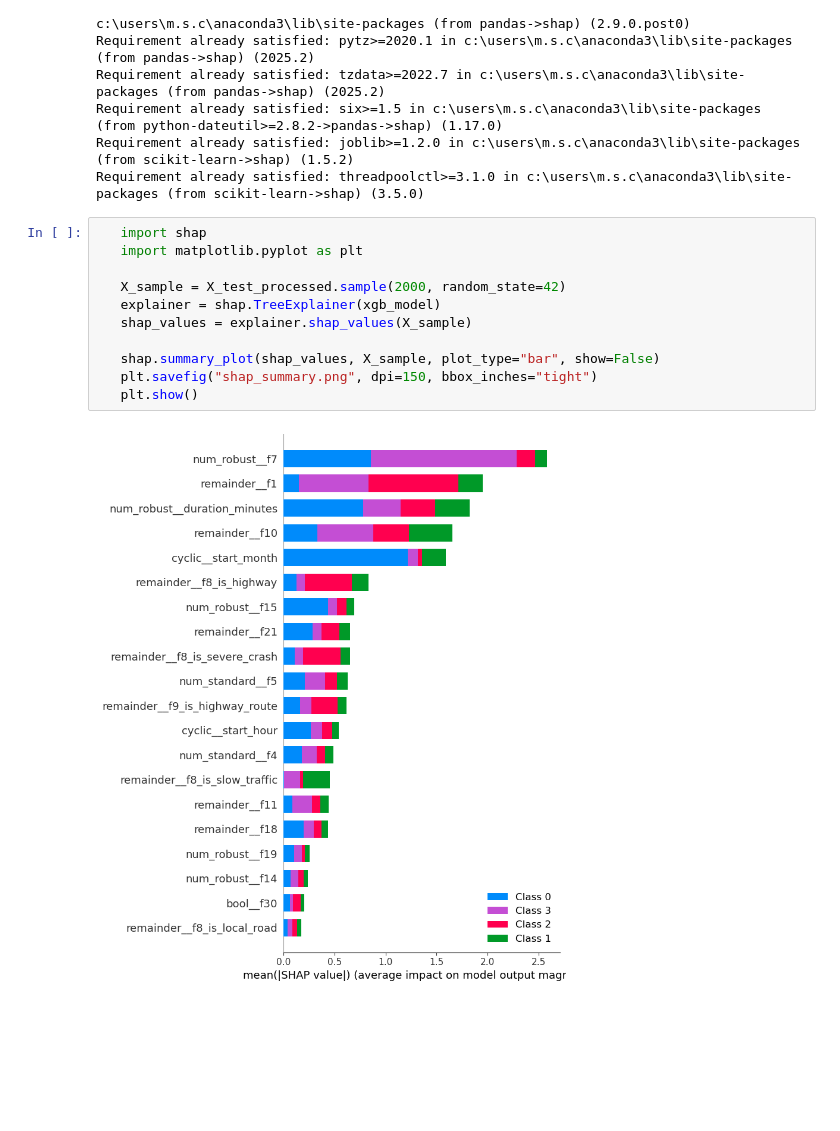
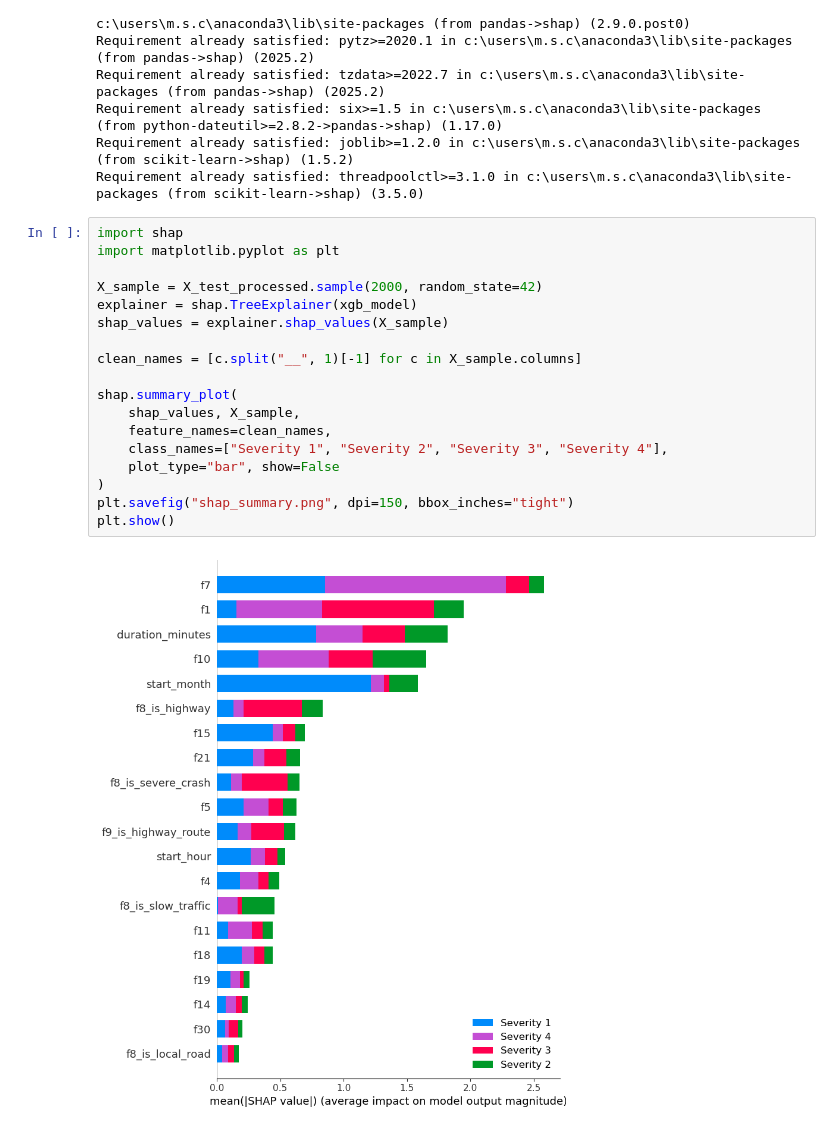
Before and after one commit to YeganehGhaderi/traffic-severity-prediction, a Jupyter notebook: notebooks/Final Evaluation.ipynb, the cells around one changed output. Drawn from its saved outputs; the diff is of its cells as text; blank space fills up the shorter version.

```diff
--- a/notebooks/Final Evaluation.ipynb
+++ b/notebooks/Final Evaluation.ipynb
@@ -164,15 +164,22 @@ Requirement already satisfied: six>=1.5 in c:\users\m.s.c\anaconda3\lib\site-pac
 Requirement already satisfied: joblib>=1.2.0 in c:\users\m.s.c\anaconda3\lib\site-packages (from scikit-learn->shap) (1.5.2)
 Requirement already satisfied: threadpoolctl>=3.1.0 in c:\users\m.s.c\anaconda3\lib\site-packages (from scikit-learn->shap) (3.5.0)
 # %%
-   import shap
-   import matplotlib.pyplot as plt
+import shap
+import matplotlib.pyplot as plt
 
-   X_sample = X_test_processed.sample(2000, random_state=42)
-   explainer = shap.TreeExplainer(xgb_model)
-   shap_values = explainer.shap_values(X_sample)
+X_sample = X_test_processed.sample(2000, random_state=42)
+explainer = shap.TreeExplainer(xgb_model)
+shap_values = explainer.shap_values(X_sample)
 
-   shap.summary_plot(shap_values, X_sample, plot_type="bar", show=False)
-   plt.savefig("shap_summary.png", dpi=150, bbox_inches="tight")
-   plt.show()
+clean_names = [c.split("__", 1)[-1] for c in X_sample.columns]
+
+shap.summary_plot(
+    shap_values, X_sample,
+    feature_names=clean_names,
+    class_names=["Severity 1", "Severity 2", "Severity 3", "Severity 4"],
+    plot_type="bar", show=False
+)
+plt.savefig("shap_summary.png", dpi=150, bbox_inches="tight")
+plt.show()
 # %% [output]
-[figure, old version]
+[figure, new version]
```
